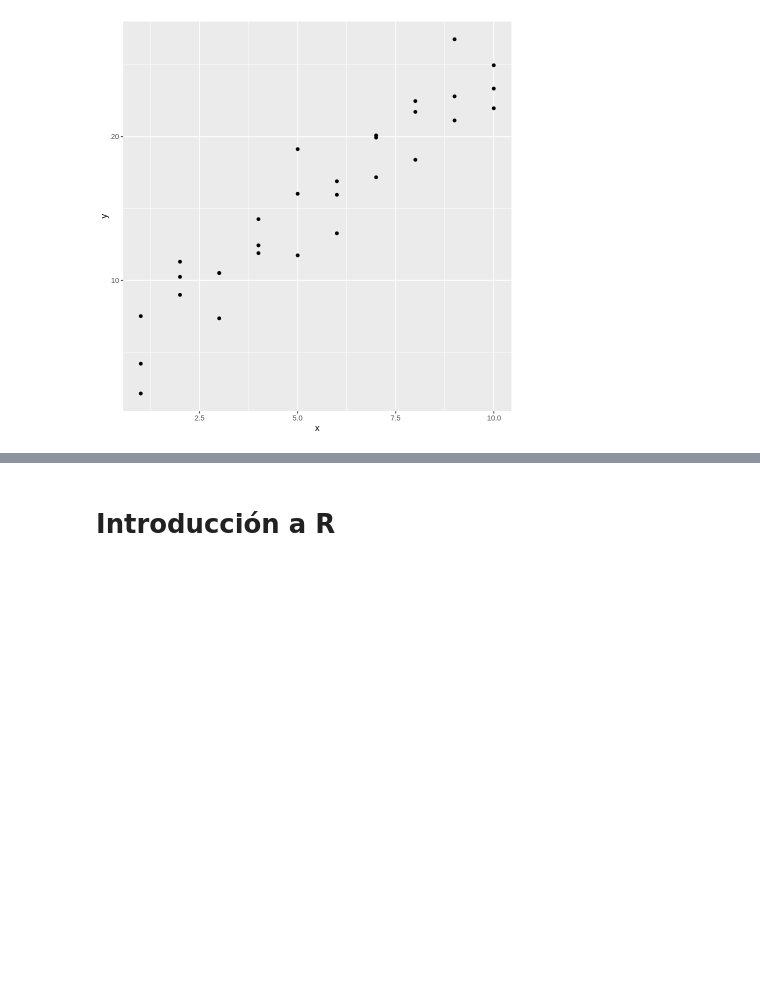
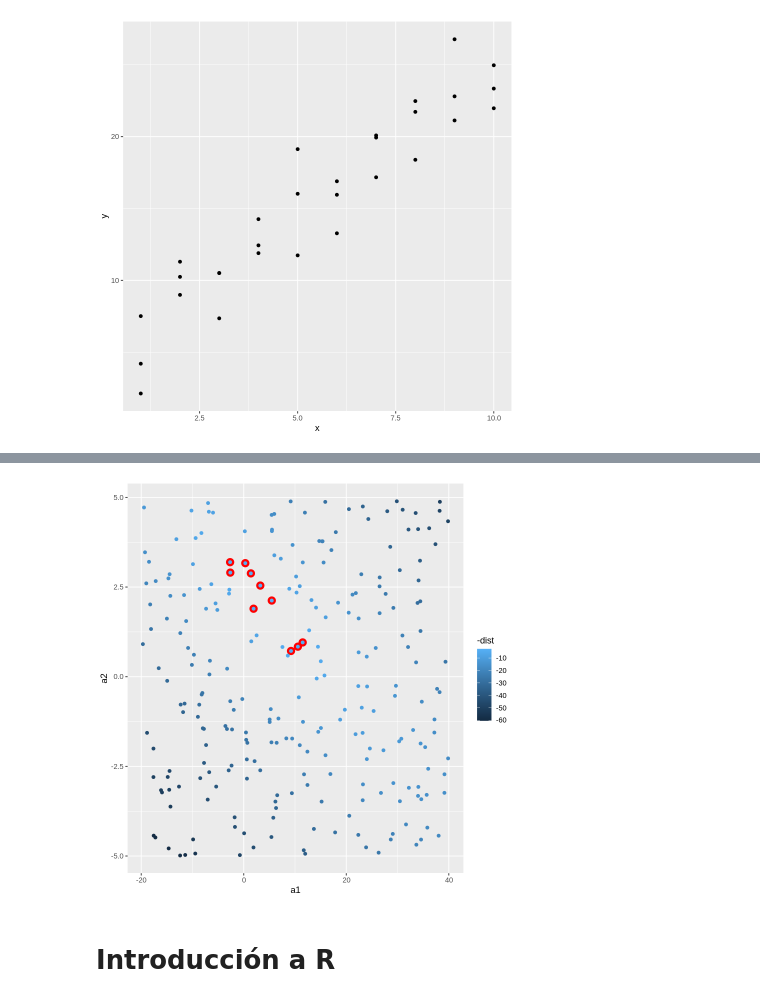
Before and after one commit to lalopezabc123/csv, a Jupyter notebook: Trabajando con R-09-02-2023.ipynb, the cells around one changed output, grey strips where cells are left out. Saved outputs shown, nothing was run; the diff lists cells and outputs as text; code cells hidden in the pictures; blank space fills up the shorter version.

```diff
--- a/Trabajando con R-09-02-2023.ipynb
+++ b/Trabajando con R-09-02-2023.ipynb
@@ -32,3 +99,9 @@ ggplot(sim1, aes(x, y)) +
+# %%
+ggplot(models, aes(a1, a2)) +
+  geom_point(data = filter(models, rank(dist) <= 10), size = 4, colour = "red") +
+  geom_point(aes(colour = -dist))
+# %% [output]
+[figure, added]
 # %% [markdown]
 # Introducción a R
 # %% [markdown]
```
Also changed, not shown: parts of 7 cells of this notebook.
